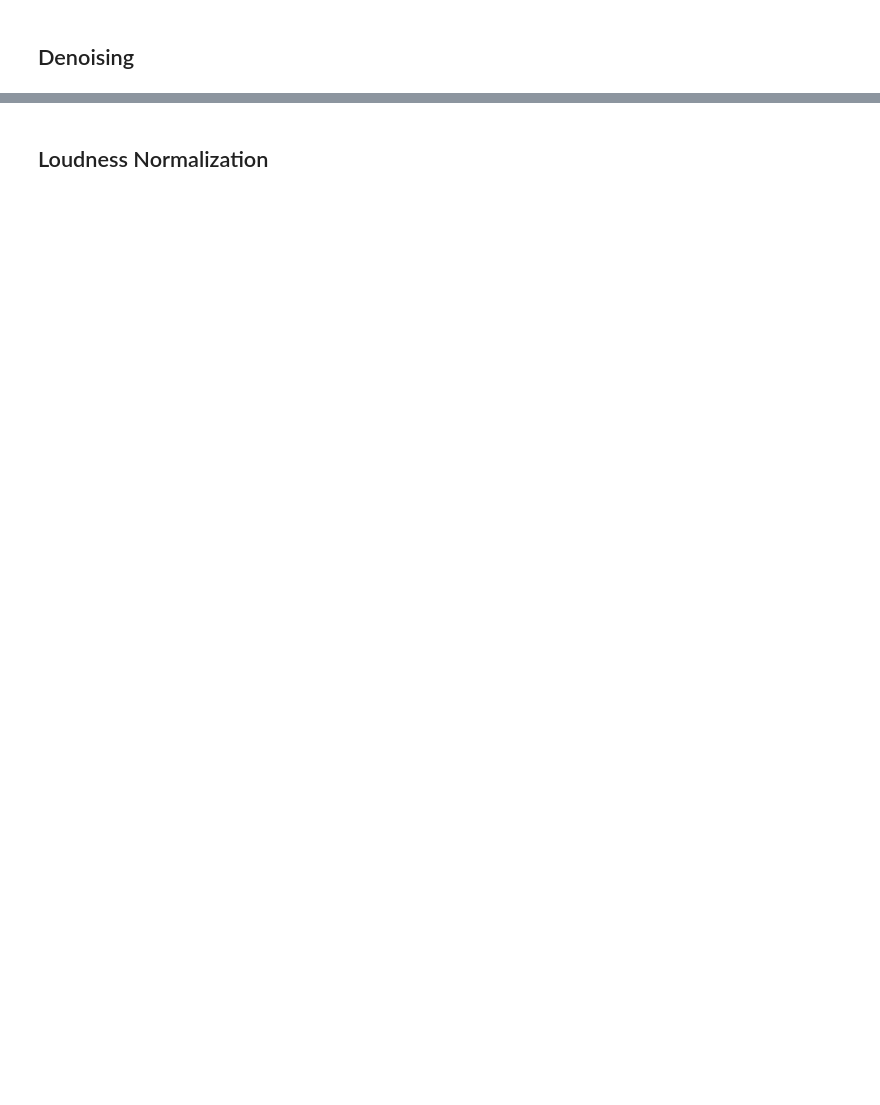
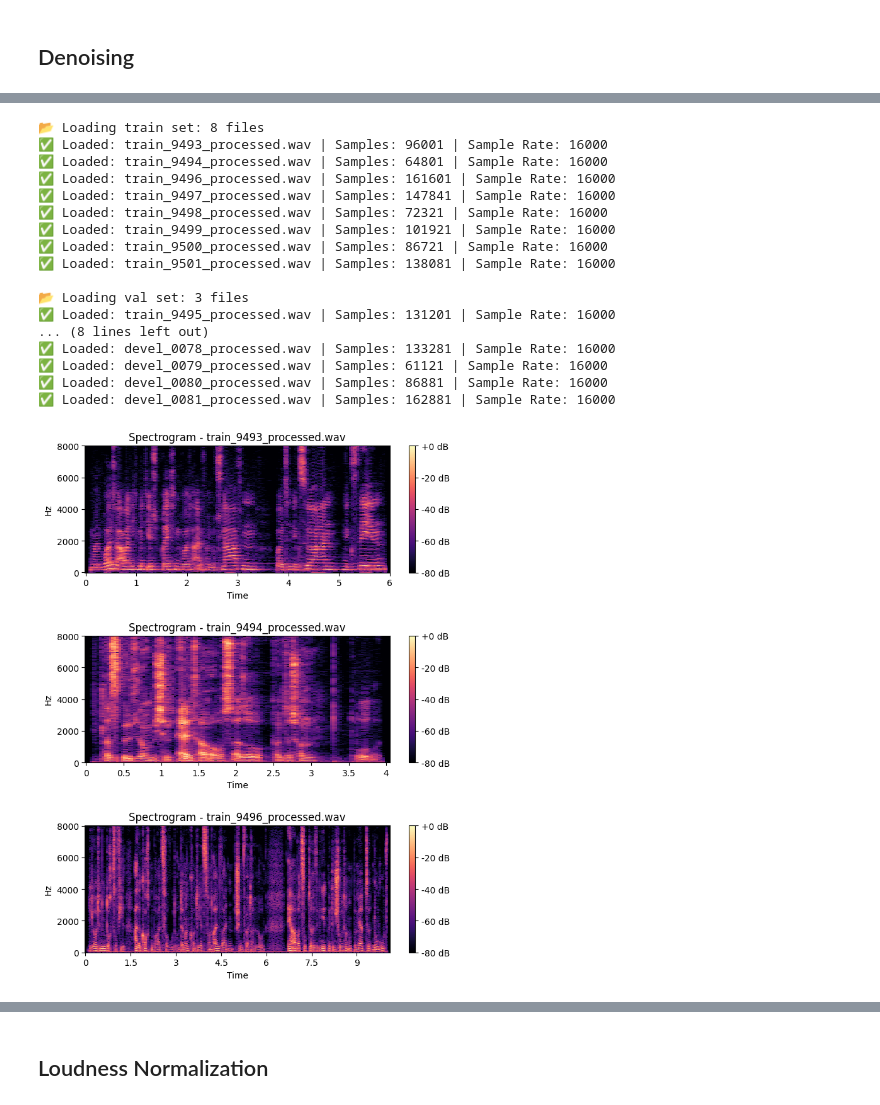
Before and after one commit to tianmalu/AI4Health, a Jupyter notebook: data_processing.ipynb, the cells around one changed output, grey strips where cells are left out. Saved outputs shown, nothing was run; the diff lists cells and outputs as text; code cells hidden in the pictures; blank space fills up the shorter version.

Commit message:
data preprocessing: denoising added

```diff
--- a/data_processing.ipynb
+++ b/data_processing.ipynb
@@ -42,2 +149,21 @@ plt.show()
 # %% [markdown]
 ## Denoising
+# %%
+for split in data_split:
+    for y, sr, filename in audio_data[split]:
+        # Noise reduction
+        reduced_noise = nr.reduce_noise(y=y, sr=sr, stationary=True, prop_decrease=0.75)
+        #Enhancing through pedalboard
+        board = Pedalboard([
+            NoiseGate(threshold_db=-30, ratio=1.5, release_ms=250),
+            Compressor(threshold_db=-16, ratio=4),
+            LowShelfFilter(cutoff_frequency_hz=400, gain_db=10, q=1),
+            Gain(gain_db=2)
+        ])
+        effected = board(reduced_noise, sr)
+        # Save the processed audio
+        save_path = os.path.join(file_path, 'denoised_enhanced_' + split)
+        os.makedirs(save_path, exist_ok=True)
+        output_path = os.path.join(save_path, filename.replace(".wav", "_processed.wav"))
+        wavfile.write(output_path, sr, (effected * 32767).astype(np.int16))
+        print(f"✅ Saved: {output_path}")
@@ -43,0 +190,49 @@ plt.show()
+# %%
+#Loading the processed audio
+processed_audio_data = {
+    'train': [],
+    'val': [],
+    'test': []
+}
+for split in data_split:
+    split_path = os.path.join(file_path, 'denoised_enhanced_' + split)
+    wav_files = sorted([f for f in os.listdir(split_path) if f.endswith('.wav')])
+
+    print(f"\n📂 Loading {split} set: {len(wav_files)} files")
+
+    for wav_file in wav_files:
+        full_path = os.path.join(split_path, wav_file)
+        y, sr = librosa.load(full_path, sr=None)
+        processed_audio_data[split].append((y, sr, wav_file))
+        print(f"✅ Loaded: {wav_file} | Samples: {len(y)} | Sample Rate: {sr}")
+# Plotting the processed audio
+n = 3
+fig, axes = plt.subplots(n, 1, figsize=(7, 3 * n))
+
+for i, (y, sr, filename) in enumerate(processed_audio_data['train'][:n]):
+    plt.subplot(n, 1, i + 1)
+    D = librosa.stft(y)
+    S_db = librosa.amplitude_to_db(np.abs(D), ref=np.max)
+    librosa.display.specshow(S_db, sr=sr, x_axis='time', y_axis='hz')
+    plt.colorbar(format='%+2.0f dB')
+    plt.tight_layout(h_pad=2.5)
+    plt.title(f"Spectrogram - {filename}")
+# %% [output]
+📂 Loading train set: 8 files
+✅ Loaded: train_9493_processed.wav | Samples: 96001 | Sample Rate: 16000
+✅ Loaded: train_9494_processed.wav | Samples: 64801 | Sample Rate: 16000
+✅ Loaded: train_9496_processed.wav | Samples: 161601 | Sample Rate: 16000
+✅ Loaded: train_9497_processed.wav | Samples: 147841 | Sample Rate: 16000
+✅ Loaded: train_9498_processed.wav | Samples: 72321 | Sample Rate: 16000
+✅ Loaded: train_9499_processed.wav | Samples: 101921 | Sample Rate: 16000
+✅ Loaded: train_9500_processed.wav | Samples: 86721 | Sample Rate: 16000
+✅ Loaded: train_9501_processed.wav | Samples: 138081 | Sample Rate: 16000
+
+📂 Loading val set: 3 files
+✅ Loaded: train_9495_processed.wav | Samples: 131201 | Sample Rate: 16000
+... (8 lines left out)
+✅ Loaded: devel_0078_processed.wav | Samples: 133281 | Sample Rate: 16000
+✅ Loaded: devel_0079_processed.wav | Samples: 61121 | Sample Rate: 16000
+✅ Loaded: devel_0080_processed.wav | Samples: 86881 | Sample Rate: 16000
+✅ Loaded: devel_0081_processed.wav | Samples: 162881 | Sample Rate: 16000
+[figure, added]
```
Also changed, not shown: parts of 10 cells of this notebook.
